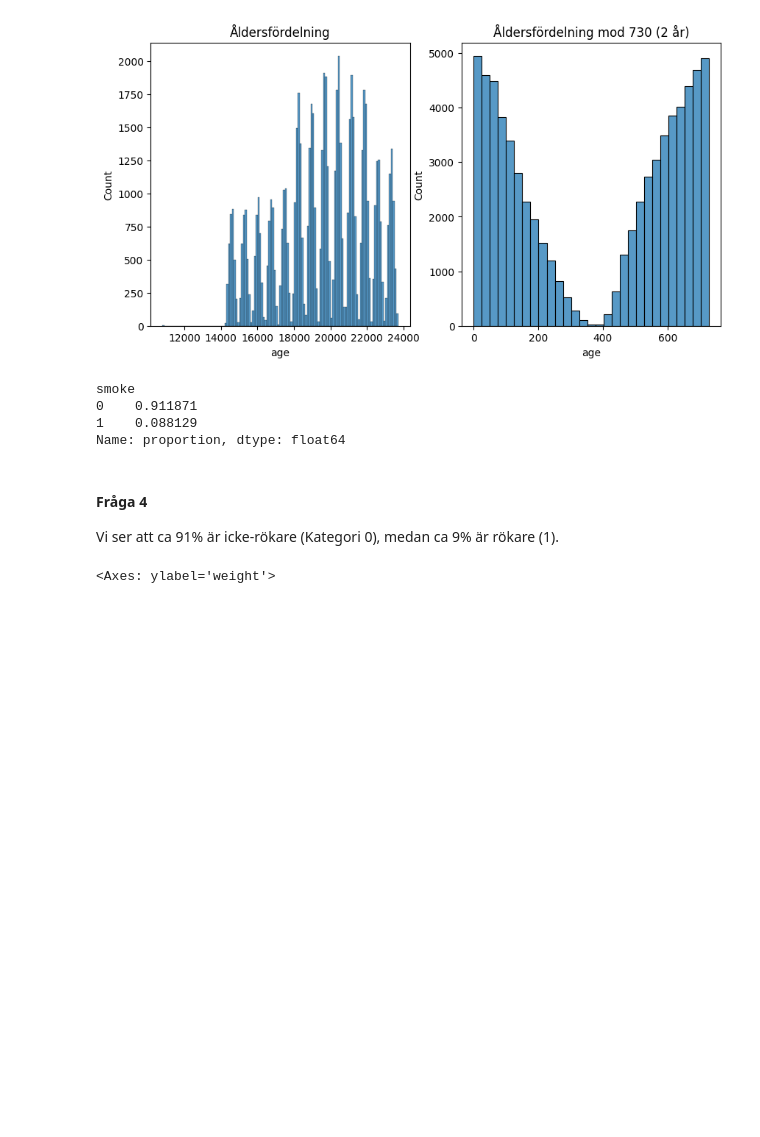
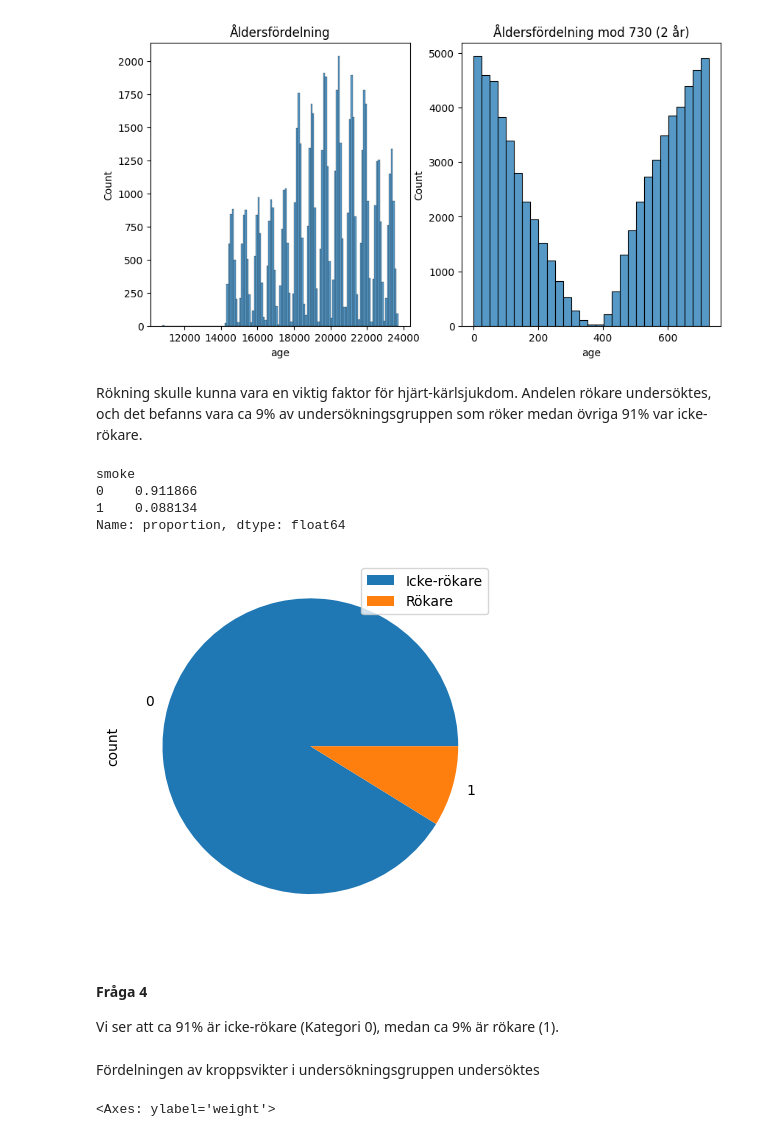
Before and after one commit to bearwinterfirth/medical, a Jupyter notebook: disease_prediction_1.ipynb, the cells around one changed output. Saved outputs shown, nothing was run; the diff lists cells and outputs as text; code cells hidden in the pictures; blank space fills up the shorter version.

Commit message:
diagram

```diff
--- a/disease_prediction_1.ipynb
+++ b/disease_prediction_1.ipynb
@@ -47,14 +47,23 @@ sns.histplot(df["age"] % 730, ax=ax[1]).set_title("Åldersfördelning mod 730 (2
 # %% [output]
 Text(0.5, 1.0, 'Åldersfördelning mod 730 (2 år)')
 [figure]
-# %%
-df["smoke"].value_counts(normalize=True)
-# %% [output]
-smoke
-0    0.911871
-1    0.088129
-Name: proportion, dtype: float64
+# %%
+df=df[df["age"]>14000]
+# %% [markdown]
+Rökning skulle kunna vara en viktig faktor för hjärt-kärlsjukdom. Andelen rökare undersöktes, och det befanns vara ca 9% av undersökningsgruppen som röker medan övriga 91% var icke-rökare.
+# %%
+print(df["smoke"].value_counts(normalize=True))
+df["smoke"].value_counts().plot(kind="pie")
+plt.legend(["Icke-rökare", "Rökare"]);
+# %% [output]
+smoke
+0    0.911866
+1    0.088134
+Name: proportion, dtype: float64
+[figure, added]
 # %% [markdown]
 #### Fråga 4
 Vi ser att ca 91% är icke-rökare (Kategori 0), medan ca 9% är rökare (1).
+# %% [markdown]
+Fördelningen av kroppsvikter i undersökningsgruppen undersöktes
 # %%
```
Also changed, not shown: parts of 2 cells of this notebook, 1 other file.
